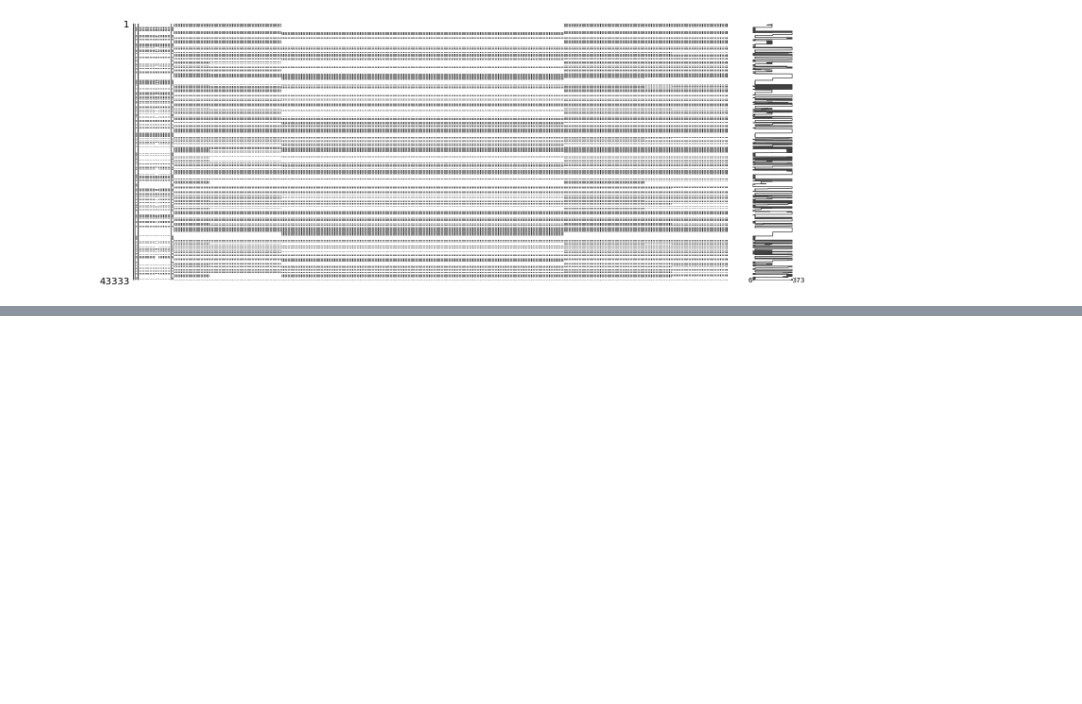
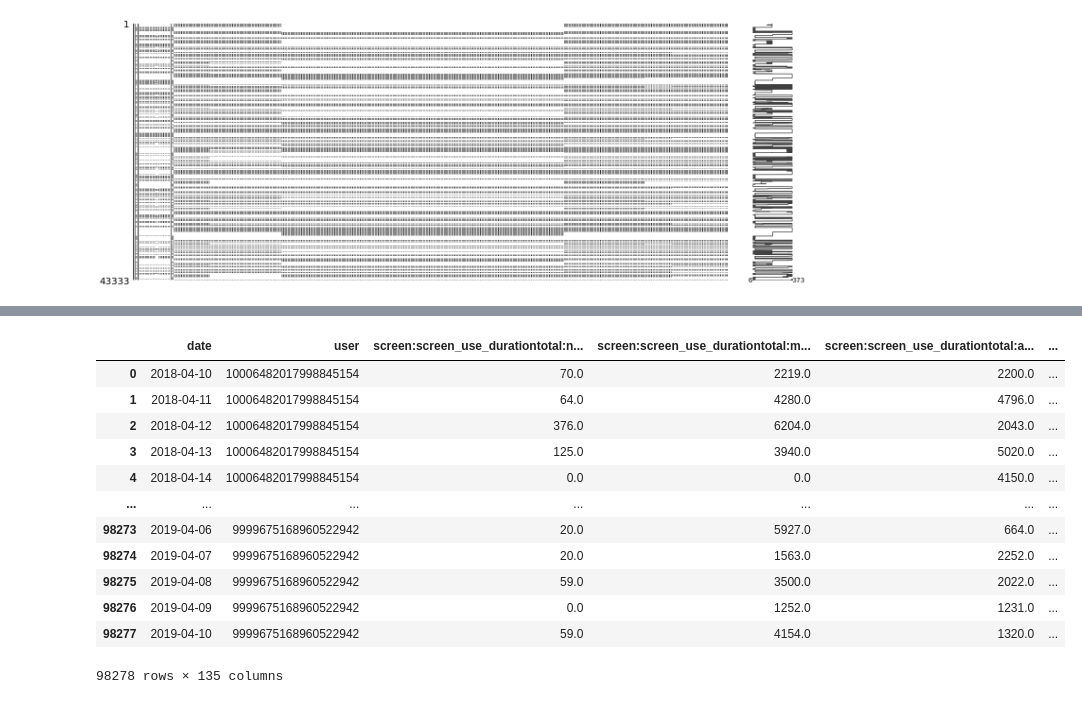
Before and after one commit to digitraceslab/digirhythm, a Jupyter notebook: Untitled.ipynb, the cells around one changed output, grey strips where cells are left out. Cells and saved outputs as stored; diff of their text form; code cells hidden in the pictures; blank space fills up the shorter version.

```diff
--- a/Untitled.ipynb
+++ b/Untitled.ipynb
@@ -183,0 +215,16 @@ msno.matrix(df)
+# %%
+screen.merge(call, on=['user', 'date'])
+# %% [output]
+|  | date | user | screen:screen_use_durationtotal:n... | screen:screen_use_durationtotal:m... | screen:screen_use_durationtotal:a... | ... |
+| 0 | 2018-04-10 | 10006482017998845154 | 70.0 | 2219.0 | 2200.0 | ... |
+| 1 | 2018-04-11 | 10006482017998845154 | 64.0 | 4280.0 | 4796.0 | ... |
+| 2 | 2018-04-12 | 10006482017998845154 | 376.0 | 6204.0 | 2043.0 | ... |
+| 3 | 2018-04-13 | 10006482017998845154 | 125.0 | 3940.0 | 5020.0 | ... |
+| 4 | 2018-04-14 | 10006482017998845154 | 0.0 | 0.0 | 4150.0 | ... |
+| ... | ... | ... | ... | ... | ... | ... |
+| 98273 | 2019-04-06 | 9999675168960522942 | 20.0 | 5927.0 | 664.0 | ... |
+| 98274 | 2019-04-07 | 9999675168960522942 | 20.0 | 1563.0 | 2252.0 | ... |
+| 98275 | 2019-04-08 | 9999675168960522942 | 59.0 | 3500.0 | 2022.0 | ... |
+| 98276 | 2019-04-09 | 9999675168960522942 | 0.0 | 1252.0 | 1231.0 | ... |
+| 98277 | 2019-04-10 | 9999675168960522942 | 59.0 | 4154.0 | 1320.0 | ... |
+98278 rows × 135 columns
```
Also changed, not shown: parts of 1 cell of this notebook, 9 other files.
